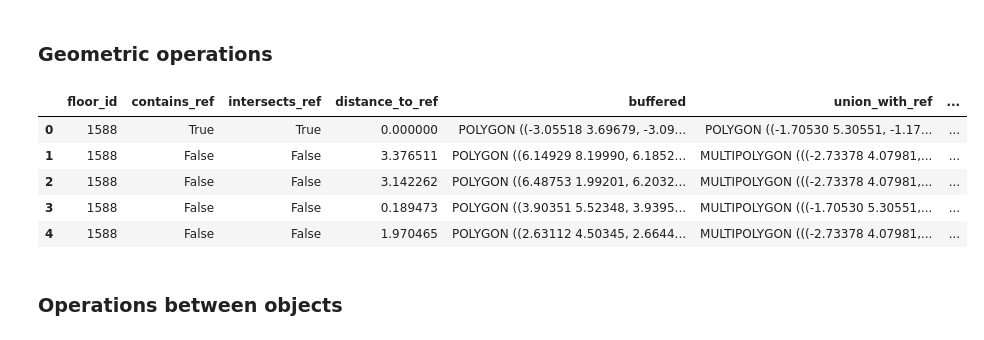
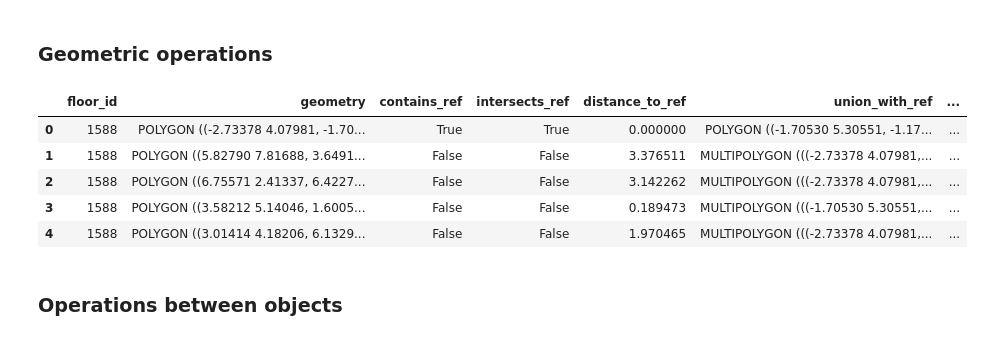
Before and after one commit to snt-arg/msd, a Jupyter notebook: NB - Data Curation 0 - Dataset Exploration.ipynb, the cells around one changed output. Saved outputs shown, nothing was run; the diff lists cells and outputs as text; code cells hidden in the pictures.

```diff
--- a/NB - Data Curation 0 - Dataset Exploration.ipynb
+++ b/NB - Data Curation 0 - Dataset Exploration.ipynb
@@ -361,25 +361,25 @@ floor[['floor_id', 'geometry', 'area', 'perimeter', 'centroid', 'n_vertices', 'n
 # %%
 ref_geom = floor.geometry.iloc[0]
 #returns boolean
 floor['contains_ref'] = floor.geometry.apply(lambda g: ref_geom.contains(g))
 floor['intersects_ref'] = floor.geometry.apply(lambda g: ref_geom.intersects(g))
 
 #min euclidian distance between each point of the two geometries, if they intersect the distance is 0
 floor['distance_to_ref'] = floor.geometry.apply(lambda g: ref_geom.distance(g))
 
 #returns geometry
 floor['union_with_ref'] = floor.geometry.apply(lambda g: ref_geom.union(g))
 floor['difference_from_ref'] = floor.geometry.apply(lambda g: ref_geom.difference(g))
 floor['intersection_with_ref'] = floor.geometry.apply(lambda g: ref_geom.intersection(g))
 
-floor[['floor_id', 'geometry', 'contains_ref', 'intersects_ref', 'distance_to_ref', 'buffered', 'union_with_ref', 'difference_from_ref', 'intersection_with_ref']].head()
+floor[['floor_id', 'geometry', 'contains_ref', 'intersects_ref', 'distance_to_ref', 'union_with_ref', 'difference_from_ref', 'intersection_with_ref']].head()
 # %% [output]
-|  | floor_id | contains_ref | intersects_ref | distance_to_ref | buffered | union_with_ref | ... |
-| 0 | 1588 | True | True | 0.000000 | POLYGON ((-3.05518 3.69679, -3.09... | POLYGON ((-1.70530 5.30551, -1.17... | ... |
-| 1 | 1588 | False | False | 3.376511 | POLYGON ((6.14929 8.19990, 6.1852... | MULTIPOLYGON (((-2.73378 4.07981,... | ... |
-| 2 | 1588 | False | False | 3.142262 | POLYGON ((6.48753 1.99201, 6.2032... | MULTIPOLYGON (((-2.73378 4.07981,... | ... |
-| 3 | 1588 | False | False | 0.189473 | POLYGON ((3.90351 5.52348, 3.9395... | MULTIPOLYGON (((-1.70530 5.30551,... | ... |
-| 4 | 1588 | False | False | 1.970465 | POLYGON ((2.63112 4.50345, 2.6644... | MULTIPOLYGON (((-2.73378 4.07981,... | ... |
+|  | floor_id | geometry | contains_ref | intersects_ref | distance_to_ref | union_with_ref | ... |
+| 0 | 1588 | POLYGON ((-2.73378 4.07981, -1.70... | True | True | 0.000000 | POLYGON ((-1.70530 5.30551, -1.17... | ... |
+| 1 | 1588 | POLYGON ((5.82790 7.81688, 3.6491... | False | False | 3.376511 | MULTIPOLYGON (((-2.73378 4.07981,... | ... |
+| 2 | 1588 | POLYGON ((6.75571 2.41337, 6.4227... | False | False | 3.142262 | MULTIPOLYGON (((-2.73378 4.07981,... | ... |
+| 3 | 1588 | POLYGON ((3.58212 5.14046, 1.6005... | False | False | 0.189473 | MULTIPOLYGON (((-1.70530 5.30551,... | ... |
+| 4 | 1588 | POLYGON ((3.01414 4.18206, 6.1329... | False | False | 1.970465 | MULTIPOLYGON (((-2.73378 4.07981,... | ... |
 # %% [markdown]
 ### Operations between objects
 # %%
```
Also changed, not shown: parts of 14 cells of this notebook.
